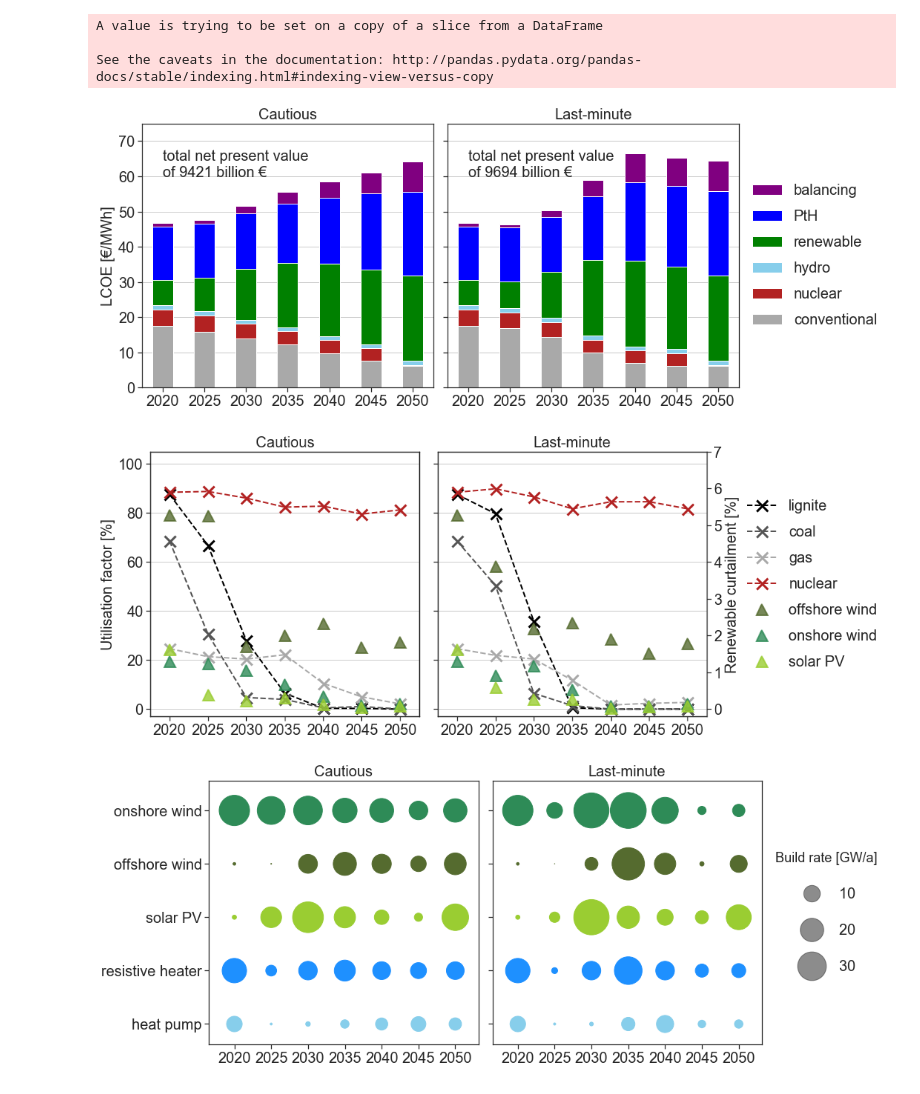
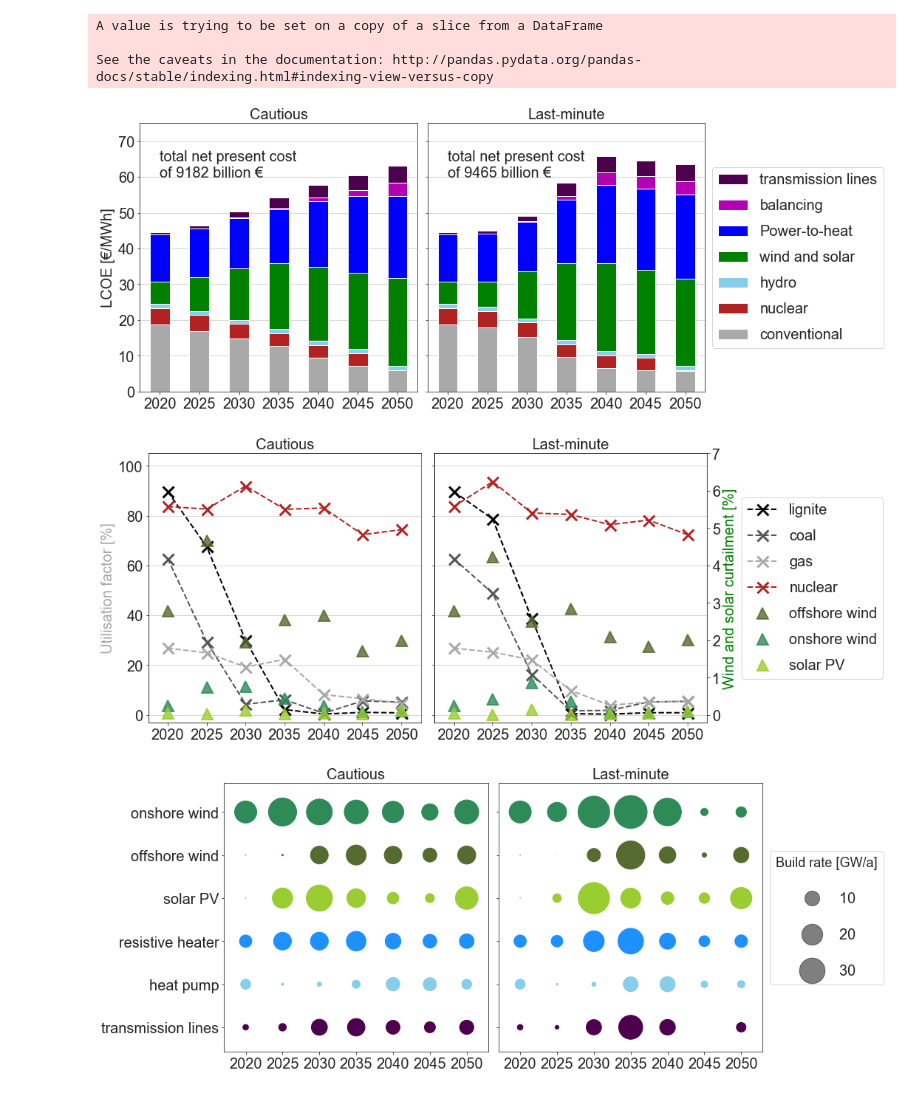
Before and after one commit to martavp/pypsa-eur-sec-30-path, a Jupyter notebook: paper_graphics/notebooks/plot.ipynb, the cells around one changed output. Saved outputs shown, nothing was run; the diff lists cells and outputs as text; code cells hidden in the pictures.

Commit message:
Figures updated

```diff
--- a/paper_graphics/notebooks/plot.ipynb
+++ b/paper_graphics/notebooks/plot.ipynb
@@ -12,9 +12,11 @@ from scipy import stats
 # %% [output]
 Error loading 'pyutilib.component' entry points: 'The 'nose' distribution was not found and is required by the application'
 # %%
+version = 'Base'
 co2_1990 = 2232e6 # Mt co2 emission in 1990
 rate = 0.02 # inflation rate
 years = np.arange(2020,2055,5)
+today_TV = 31
 
 sns.set_style("ticks")
 figsize=(12.8,8)
@@ -27,11 +29,9 @@ color_cf = 'r'
 color_pene = 'w'
 dict_rename_gas = {'gas boiler':'gas','CHP':'gas','CCGT':'gas','CHP heat':'gas','OCGT':'gas'}
 dict_rename_simplified_cate = {'lignite':'conventional', 'coal':'conventional', 'gas':'conventional', \
-                               'heat pump':'PtH', 'resistive heater':'PtH', \
-                               'hot water storage':'balancing', 'hydrogen storage':'balancing', 'transmission lines':'balancing', 'methanation':'balancing',\
-                               'offshore wind':'renewable', 'onshore wind':'renewable', 'solar PV':'renewable'}
-# dict_rename_solar = {'solar':'solar PV'}
-# dict_rename_pth = {'heat pump':'HP', 'resistive heater':'RH'}
+                               'heat pump':'Power-to-heat', 'resistive heater':'Power-to-heat', \
+                               'hot water storage':'balancing', 'hydrogen storage':'balancing', 'methanation':'balancing',\
+                               'offshore wind':'wind and solar', 'onshore wind':'wind and solar', 'solar PV':'wind and solar'}
 
 tech_colors = pd.read_csv('../color_scheme.csv',index_col=0,squeeze=True)
 # %%
@@ -95,11 +95,12 @@ d = {'gas':0.187,
 co2_intensity = pd.Series(d)
 # %%
 csvs = {}
-csvs['costs'] = pd.read_csv('../results/csvs/costs.csv',index_col=[0,1,2],header=[0,2])
-csvs['energy'] = pd.read_csv('../results/csvs/energy.csv',index_col=[0,1],header=[0,2])
-csvs['supply'] = pd.read_csv('../results/csvs/supply.csv',index_col=[0,1,2],header=[0,2])
-csvs['metrics'] = pd.read_csv('../results/csvs/metrics.csv',index_col=0,header=[0,2])
-csvs['curtailment'] = pd.read_csv('../results/csvs/curtailment.csv',index_col=0,header=[0,1],skiprows=[1,3])
+base_dir = '../results/version-{}/csvs'.format(version)
+csvs['costs'] = pd.read_csv('{}/costs.csv'.format(base_dir),index_col=[0,1,2],header=[0,2])
+csvs['energy'] = pd.read_csv('{}/energy.csv'.format(base_dir),index_col=[0,1],header=[0,2])
+csvs['supply'] = pd.read_csv('{}/supply.csv'.format(base_dir),index_col=[0,1,2],header=[0,2])
+csvs['metrics'] = pd.read_csv('{}/metrics.csv'.format(base_dir),index_col=0,header=[0,2])
+csvs['curtailment'] = pd.read_csv('{}/curtailment.csv'.format(base_dir),index_col=0,header=[0,1],skiprows=[1,3])
 # %%
 df = csvs['energy']
 total_demand = -df.loc['loads',('go','2020')].sum()
@@ -117,6 +118,7 @@ df = csvs['costs']
 s = df.sum()
 s_n = s.divide((1+rate)**(s.index.get_level_values(1).astype(int)-2020))
 s_n = (s_n.groupby('scenario').sum()*5/1e9).astype(int)
+s_tr = csvs['metrics'].loc['transmission volume']
 
 to_drop = df.index[df.max(axis=1) < 1]
 
@@ -128,13 +130,8 @@ df_cc = df.droplevel(0).groupby(level=0).sum()/total_demand
 df_cc = df_cc.rename(dict_rename_gas)
 df_cc = df_cc.groupby(by=df_cc.index).sum()
 
-# df_cc = df_cc.reindex(['lignite','coal', 'gas', 'nuclear',
-#                        'heat pump', 'resistive heater','methanation',
-#                        'hot water storage', 'hydro', 'hydrogen storage',
-#                        'offshore wind', 'onshore wind',  'solar PV',
-#                        'transmission lines'])
 df_cc = df_cc.rename(mapper=dict_rename_simplified_cate).groupby(level=0).sum()
-df_cc = df_cc.reindex(['conventional','nuclear','hydro','renewable','PtH','balancing'])
+df_cc = df_cc.reindex(['conventional','nuclear','hydro','wind and solar','Power-to-heat','balancing','transmission lines'])
 
 df_mc = df.loc['marginal'].rename({'gas turbine':'gas'}).groupby(level=0).sum()/total_demand
 df_mc = df_mc.reindex(['lignite','coal', 'gas','nuclear'])
@@ -174,36 +173,36 @@ ax = axes[0]
 df = df_cc['go']
 df.T.plot(kind="bar",ax=ax,stacked=True,color=[tech_colors[i] for i in df.index],legend=False,fontsize=fs,rot=0)
 ax.set_ylim([0,75])
 ax.set_xlabel('')
 ax.set_ylabel("LCOE [€/MWh]",fontsize=fs)
 ax.set_title('Cautious',fontsize=fs)
 ax.grid('on',axis='y')
-ax.annotate('total net present value \nof {} billion €'.format(s_n['go']),xy=(0,60),fontsize=fs)
+ax.annotate('total net present cost \nof {} billion €'.format(s_n['go']),xy=(0,60),fontsize=fs)
 # ax_twin = ax.twinx()
 # s_emi['go'].plot(ax=ax_twin,fontsize=fs,color='k',lw=lw)
 # ax_twin.set_ylim([0,1])
 # ax_twin.set_yticks([])
 
 ax = axes[1]
 df = df_cc['wait']
 df.T.plot(kind="bar",ax=ax,stacked=True,color=[tech_colors[i] for i in df.index],legend=False,fontsize=fs,rot=0)
 ax.set_xlabel('')
 ax.set_title('Last-minute',fontsize=fs)
 ax.grid('on',axis='y')
-ax.annotate('total net present value \nof {} billion €'.format(s_n['wait']),xy=(0,60),fontsize=fs)
+ax.annotate('total net present cost \nof {} billion €'.format(s_n['wait']),xy=(0,60),fontsize=fs)
 # ax_twin = ax.twinx()
 # s_emi['wait'].plot(ax=ax_twin,fontsize=fs,color='k',lw=lw)
 # ax_twin.set_ylim([0,1])
 # ax_twin.set_ylabel("CO2 emission relative to 1990",fontsize=fs)
 
 handles,labels = ax.get_legend_handles_labels()
 ax.legend(handles[::-1],labels[::-1],ncol=1,loc="center left",fontsize=20,bbox_to_anchor=[1,0.5],labelspacing=0.8)
 
 fig.tight_layout()
 
 plt.savefig('../../figures/LCOE.png',dpi=500, bbox_inches='tight')
 # %% [output]
-[figure, old version]
+[figure, new version]
 # %%
 fig, axes = plt.subplots(1,2,figsize=(15,6),sharex=True,sharey='row')
 
@@ -211,7 +210,7 @@ ax = axes[0]
 
 df = df_uti['go']*100
 df.T.plot(ax=ax,fontsize=fs,color=tech_colors[df.index],lw=2,legend=False,marker='x',ms=ms,mew=mew,style='--',rot=0)
-ax.set_ylabel("Utilisation factor [%]",fontsize=fs)
+ax.set_ylabel("Utilisation factor [%]",fontsize=fs,color=tech_colors['conventional'])
 ax.set_title('Cautious',fontsize=fs)
 handles1,labels1 = ax.get_legend_handles_labels()
 
@@ -240,7 +239,7 @@ df = csvs['curtailment']['wait'].reindex(['offwind','onwind','solar'])
 df = df.rename(mapper=rename_techs)
 df.T.plot(ax=ax_twinx,fontsize=fs,color=tech_colors[df.index],lw=0,legend=False,marker='^',ms=ms,mew=2,style=':',alpha=0.8)
 ax_twinx.set_ylim([-0.2,7])
-ax_twinx.set_ylabel('Renewable curtailment [%]',fontsize=fs)
+ax_twinx.set_ylabel('Wind and solar curtailment [%]',fontsize=fs,color=tech_colors['wind and solar'])
 
 # dummy plot
 df.T.plot(kind='bar',ax=ax,stacked=True,fontsize=fs,color=tech_colors[df.index],lw=lw,legend=False,alpha=0,rot=0)
@@ -252,13 +251,16 @@ ax.legend(handles1+handles2,labels1+labels2,ncol=1,loc="center left",fontsize=fs
 fig.tight_layout()
 plt.savefig('../../figures/utilisation_factors.png',dpi=500, bbox_inches='tight')
 # %% [output]
-[figure, old version]
+[figure, new version]
 # %%
+plt.rcParams['xtick.labelsize'] = fs
+plt.rcParams['ytick.labelsize'] = fs
 fig, axes = plt.subplots(1,2,figsize=(15,6),sharex=True,sharey='row')
-scale = 50
+
+scale = 40
 
 ax = axes[0]
-df = df_ex.loc[PtH+renewable[::-1],'go']/5
+df = df_ex.loc[['transmission lines']+PtH+renewable[::-1],'go']/5
 x,y = np.meshgrid(years,df.index)
 scatter = ax.scatter(x=x.flatten(),y=y.flatten(),s=df.values*scale,c=[tech_colors[i] for i in y.flatten()])
 ax.set_title('Cautious',fontsize=fs)
@@ -266,7 +268,7 @@ _=ax.set_xticks(np.arange(2020,2055,5))
 _=ax.set_xticklabels(np.arange(2020,2055,5))
 
 ax = axes[1]
-df = df_ex.loc[PtH+renewable[::-1],'wait']/5
+df = df_ex.loc[['transmission lines']+PtH+renewable[::-1],'wait']/5
 x,y = np.meshgrid(years,df.index)
 ax.scatter(x=x.flatten(),y=y.flatten(),s=df.values*scale,c=[tech_colors[i] for i in y.flatten()])
 ax.set_title('Last-minute',fontsize=fs)
@@ -280,7 +282,7 @@ legend.set_title('Build rate [GW/a]',prop={'size':fs_s})
 fig.tight_layout()
 plt.savefig('../../figures/build_rates.png',dpi=500,bbox_inches='tight')
 # %% [output]
-[figure, old version]
+[figure, new version]
 # %%
 fig, axes = plt.subplots(1,2,figsize=(15,6),sharex=True,sharey='row')
 
```
Also changed, not shown: parts of 7 cells of this notebook, 43 other files.
